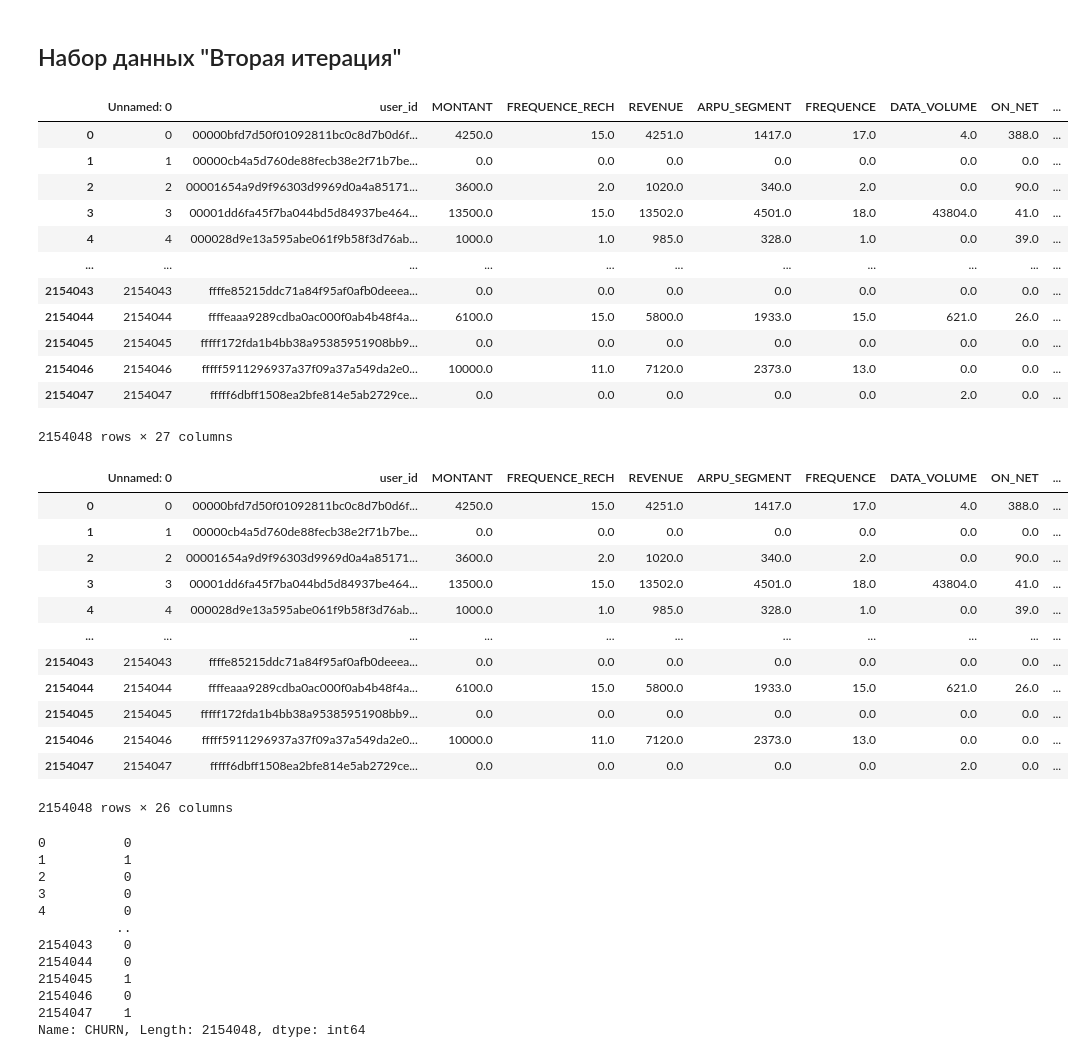
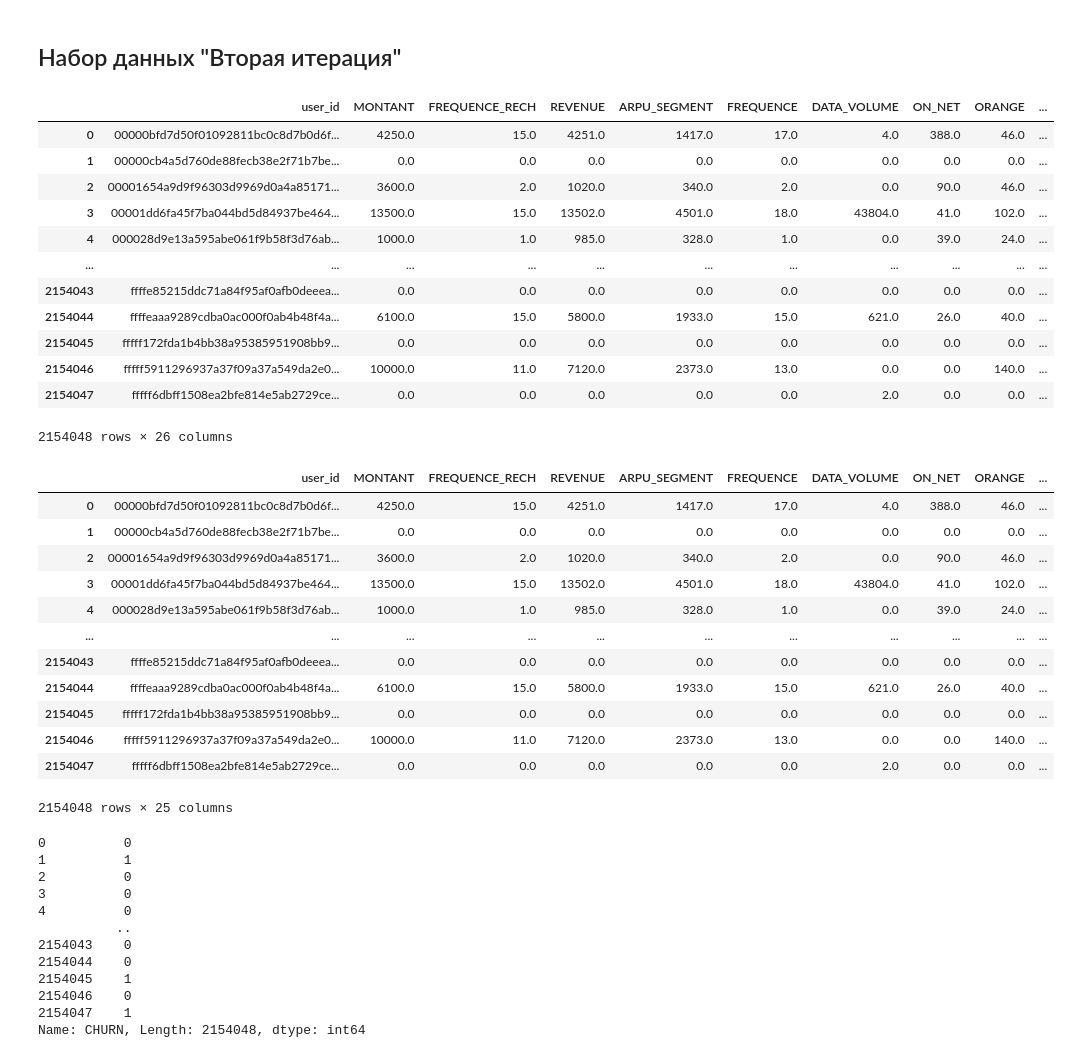
Before and after one commit to AlexHLinS/ds7_ml_contest_team1, a Jupyter notebook: catboost_model.ipynb, the cells around one changed output. Drawn from its saved outputs; the diff is of its cells as text; code cells hidden in the pictures.

```diff
--- a/catboost_model.ipynb
+++ b/catboost_model.ipynb
@@ -343,38 +343,39 @@ bestIteration = 149
 ## Набор данных "Вторая итерация"
 # %%
 full_df = pd.read_csv('iteration2.csv')
+full_df = full_df.drop(columns=list(full_df.columns)[:1])
 full_df
 # %% [output]
-|  | Unnamed: 0 | user_id | MONTANT | FREQUENCE_RECH | REVENUE | ARPU_SEGMENT | FREQUENCE | DATA_VOLUME | ON_NET | ... |
-| 0 | 0 | 00000bfd7d50f01092811bc0c8d7b0d6f... | 4250.0 | 15.0 | 4251.0 | 1417.0 | 17.0 | 4.0 | 388.0 | ... |
-| 1 | 1 | 00000cb4a5d760de88fecb38e2f71b7be... | 0.0 | 0.0 | 0.0 | 0.0 | 0.0 | 0.0 | 0.0 | ... |
-| 2 | 2 | 00001654a9d9f96303d9969d0a4a85171... | 3600.0 | 2.0 | 1020.0 | 340.0 | 2.0 | 0.0 | 90.0 | ... |
-| 3 | 3 | 00001dd6fa45f7ba044bd5d84937be464... | 13500.0 | 15.0 | 13502.0 | 4501.0 | 18.0 | 43804.0 | 41.0 | ... |
-| 4 | 4 | 000028d9e13a595abe061f9b58f3d76ab... | 1000.0 | 1.0 | 985.0 | 328.0 | 1.0 | 0.0 | 39.0 | ... |
+|  | user_id | MONTANT | FREQUENCE_RECH | REVENUE | ARPU_SEGMENT | FREQUENCE | DATA_VOLUME | ON_NET | ORANGE | ... |
+| 0 | 00000bfd7d50f01092811bc0c8d7b0d6f... | 4250.0 | 15.0 | 4251.0 | 1417.0 | 17.0 | 4.0 | 388.0 | 46.0 | ... |
+| 1 | 00000cb4a5d760de88fecb38e2f71b7be... | 0.0 | 0.0 | 0.0 | 0.0 | 0.0 | 0.0 | 0.0 | 0.0 | ... |
+| 2 | 00001654a9d9f96303d9969d0a4a85171... | 3600.0 | 2.0 | 1020.0 | 340.0 | 2.0 | 0.0 | 90.0 | 46.0 | ... |
+| 3 | 00001dd6fa45f7ba044bd5d84937be464... | 13500.0 | 15.0 | 13502.0 | 4501.0 | 18.0 | 43804.0 | 41.0 | 102.0 | ... |
+| 4 | 000028d9e13a595abe061f9b58f3d76ab... | 1000.0 | 1.0 | 985.0 | 328.0 | 1.0 | 0.0 | 39.0 | 24.0 | ... |
 | ... | ... | ... | ... | ... | ... | ... | ... | ... | ... | ... |
-| 2154043 | 2154043 | ffffe85215ddc71a84f95af0afb0deeea... | 0.0 | 0.0 | 0.0 | 0.0 | 0.0 | 0.0 | 0.0 | ... |
-| 2154044 | 2154044 | ffffeaaa9289cdba0ac000f0ab4b48f4a... | 6100.0 | 15.0 | 5800.0 | 1933.0 | 15.0 | 621.0 | 26.0 | ... |
-| 2154045 | 2154045 | fffff172fda1b4bb38a95385951908bb9... | 0.0 | 0.0 | 0.0 | 0.0 | 0.0 | 0.0 | 0.0 | ... |
-| 2154046 | 2154046 | fffff5911296937a37f09a37a549da2e0... | 10000.0 | 11.0 | 7120.0 | 2373.0 | 13.0 | 0.0 | 0.0 | ... |
-| 2154047 | 2154047 | fffff6dbff1508ea2bfe814e5ab2729ce... | 0.0 | 0.0 | 0.0 | 0.0 | 0.0 | 2.0 | 0.0 | ... |
+| 2154043 | ffffe85215ddc71a84f95af0afb0deeea... | 0.0 | 0.0 | 0.0 | 0.0 | 0.0 | 0.0 | 0.0 | 0.0 | ... |
+| 2154044 | ffffeaaa9289cdba0ac000f0ab4b48f4a... | 6100.0 | 15.0 | 5800.0 | 1933.0 | 15.0 | 621.0 | 26.0 | 40.0 | ... |
+| 2154045 | fffff172fda1b4bb38a95385951908bb9... | 0.0 | 0.0 | 0.0 | 0.0 | 0.0 | 0.0 | 0.0 | 0.0 | ... |
+| 2154046 | fffff5911296937a37f09a37a549da2e0... | 10000.0 | 11.0 | 7120.0 | 2373.0 | 13.0 | 0.0 | 0.0 | 140.0 | ... |
+| 2154047 | fffff6dbff1508ea2bfe814e5ab2729ce... | 0.0 | 0.0 | 0.0 | 0.0 | 0.0 | 2.0 | 0.0 | 0.0 | ... |
-2154048 rows × 27 columns
+2154048 rows × 26 columns
 # %%
 X1 = full_df.drop(columns=['CHURN'])
 X1
 # %% [output]
-|  | Unnamed: 0 | user_id | MONTANT | FREQUENCE_RECH | REVENUE | ARPU_SEGMENT | FREQUENCE | DATA_VOLUME | ON_NET | ... |
-| 0 | 0 | 00000bfd7d50f01092811bc0c8d7b0d6f... | 4250.0 | 15.0 | 4251.0 | 1417.0 | 17.0 | 4.0 | 388.0 | ... |
-| 1 | 1 | 00000cb4a5d760de88fecb38e2f71b7be... | 0.0 | 0.0 | 0.0 | 0.0 | 0.0 | 0.0 | 0.0 | ... |
-| 2 | 2 | 00001654a9d9f96303d9969d0a4a85171... | 3600.0 | 2.0 | 1020.0 | 340.0 | 2.0 | 0.0 | 90.0 | ... |
-| 3 | 3 | 00001dd6fa45f7ba044bd5d84937be464... | 13500.0 | 15.0 | 13502.0 | 4501.0 | 18.0 | 43804.0 | 41.0 | ... |
-| 4 | 4 | 000028d9e13a595abe061f9b58f3d76ab... | 1000.0 | 1.0 | 985.0 | 328.0 | 1.0 | 0.0 | 39.0 | ... |
+|  | user_id | MONTANT | FREQUENCE_RECH | REVENUE | ARPU_SEGMENT | FREQUENCE | DATA_VOLUME | ON_NET | ORANGE | ... |
+| 0 | 00000bfd7d50f01092811bc0c8d7b0d6f... | 4250.0 | 15.0 | 4251.0 | 1417.0 | 17.0 | 4.0 | 388.0 | 46.0 | ... |
+| 1 | 00000cb4a5d760de88fecb38e2f71b7be... | 0.0 | 0.0 | 0.0 | 0.0 | 0.0 | 0.0 | 0.0 | 0.0 | ... |
+| 2 | 00001654a9d9f96303d9969d0a4a85171... | 3600.0 | 2.0 | 1020.0 | 340.0 | 2.0 | 0.0 | 90.0 | 46.0 | ... |
+| 3 | 00001dd6fa45f7ba044bd5d84937be464... | 13500.0 | 15.0 | 13502.0 | 4501.0 | 18.0 | 43804.0 | 41.0 | 102.0 | ... |
+| 4 | 000028d9e13a595abe061f9b58f3d76ab... | 1000.0 | 1.0 | 985.0 | 328.0 | 1.0 | 0.0 | 39.0 | 24.0 | ... |
 | ... | ... | ... | ... | ... | ... | ... | ... | ... | ... | ... |
-| 2154043 | 2154043 | ffffe85215ddc71a84f95af0afb0deeea... | 0.0 | 0.0 | 0.0 | 0.0 | 0.0 | 0.0 | 0.0 | ... |
-| 2154044 | 2154044 | ffffeaaa9289cdba0ac000f0ab4b48f4a... | 6100.0 | 15.0 | 5800.0 | 1933.0 | 15.0 | 621.0 | 26.0 | ... |
-| 2154045 | 2154045 | fffff172fda1b4bb38a95385951908bb9... | 0.0 | 0.0 | 0.0 | 0.0 | 0.0 | 0.0 | 0.0 | ... |
-| 2154046 | 2154046 | fffff5911296937a37f09a37a549da2e0... | 10000.0 | 11.0 | 7120.0 | 2373.0 | 13.0 | 0.0 | 0.0 | ... |
-| 2154047 | 2154047 | fffff6dbff1508ea2bfe814e5ab2729ce... | 0.0 | 0.0 | 0.0 | 0.0 | 0.0 | 2.0 | 0.0 | ... |
+| 2154043 | ffffe85215ddc71a84f95af0afb0deeea... | 0.0 | 0.0 | 0.0 | 0.0 | 0.0 | 0.0 | 0.0 | 0.0 | ... |
+| 2154044 | ffffeaaa9289cdba0ac000f0ab4b48f4a... | 6100.0 | 15.0 | 5800.0 | 1933.0 | 15.0 | 621.0 | 26.0 | 40.0 | ... |
+| 2154045 | fffff172fda1b4bb38a95385951908bb9... | 0.0 | 0.0 | 0.0 | 0.0 | 0.0 | 0.0 | 0.0 | 0.0 | ... |
+| 2154046 | fffff5911296937a37f09a37a549da2e0... | 10000.0 | 11.0 | 7120.0 | 2373.0 | 13.0 | 0.0 | 0.0 | 140.0 | ... |
+| 2154047 | fffff6dbff1508ea2bfe814e5ab2729ce... | 0.0 | 0.0 | 0.0 | 0.0 | 0.0 | 2.0 | 0.0 | 0.0 | ... |
-2154048 rows × 26 columns
+2154048 rows × 25 columns
 # %%
 y1 = full_df['CHURN']
 y1
```
Also changed, not shown: parts of 13 cells of this notebook, 2 other files.
